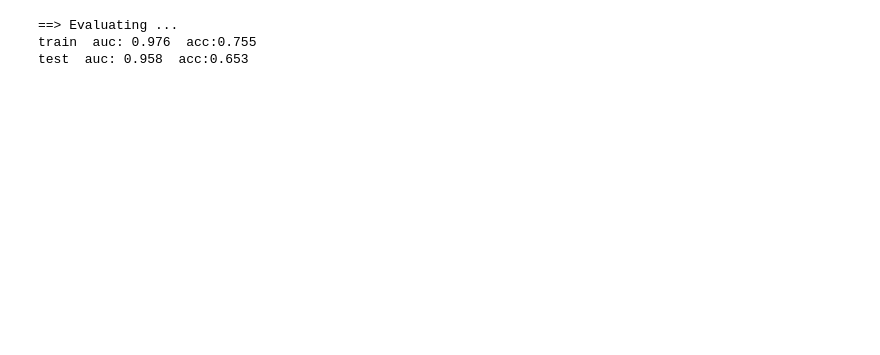
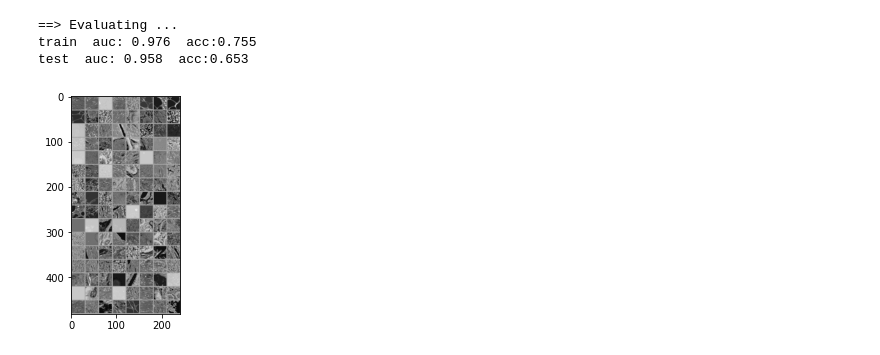
Before and after one commit to achchg/cs229-chang, a Jupyter notebook: notebook/1. MedMnist - Exploring .ipynb, the cells around one changed output. Drawn from its saved outputs; the diff is of its cells as text; code cells hidden in the pictures; blank space fills up the shorter version.

```diff
--- a/notebook/1. MedMnist - Exploring .ipynb
+++ b/notebook/1. MedMnist - Exploring .ipynb
@@ -287,3 +288,35 @@ test('test')
 ==> Evaluating ...
 train  auc: 0.976  acc:0.755
 test  auc: 0.958  acc:0.653
+# %%
+from torch.utils.tensorboard import SummaryWriter
+
+# default `log_dir` is "runs" - we'll be more specific here
+writer = SummaryWriter('runs/medmnist_experiment_1')
+# %%
+# helper function to show an image
+# (used in the `plot_classes_preds` function below)
+def matplotlib_imshow(img, one_channel=False):
+    if one_channel:
+        img = img.mean(dim=0)
+    img = img / 2 + 0.5     # unnormalize
+    npimg = img.numpy()
+    if one_channel:
+        plt.imshow(npimg, cmap="Greys")
+    else:
+        plt.imshow(np.transpose(npimg, (1, 2, 0)))
+# %%
+# get some random training images
+dataiter = iter(train_loader)
+images, labels = dataiter.next()
+
+# create grid of images
+img_grid = vutils.make_grid(images)
+
+# show images
+matplotlib_imshow(img_grid, one_channel=True)
+
+# write to tensorboard
+writer.add_image('medmnist_mnist_images', img_grid)
+# %% [output]
+[figure, added]
```
Also changed, not shown: parts of 13 cells of this notebook, 1 other file.
